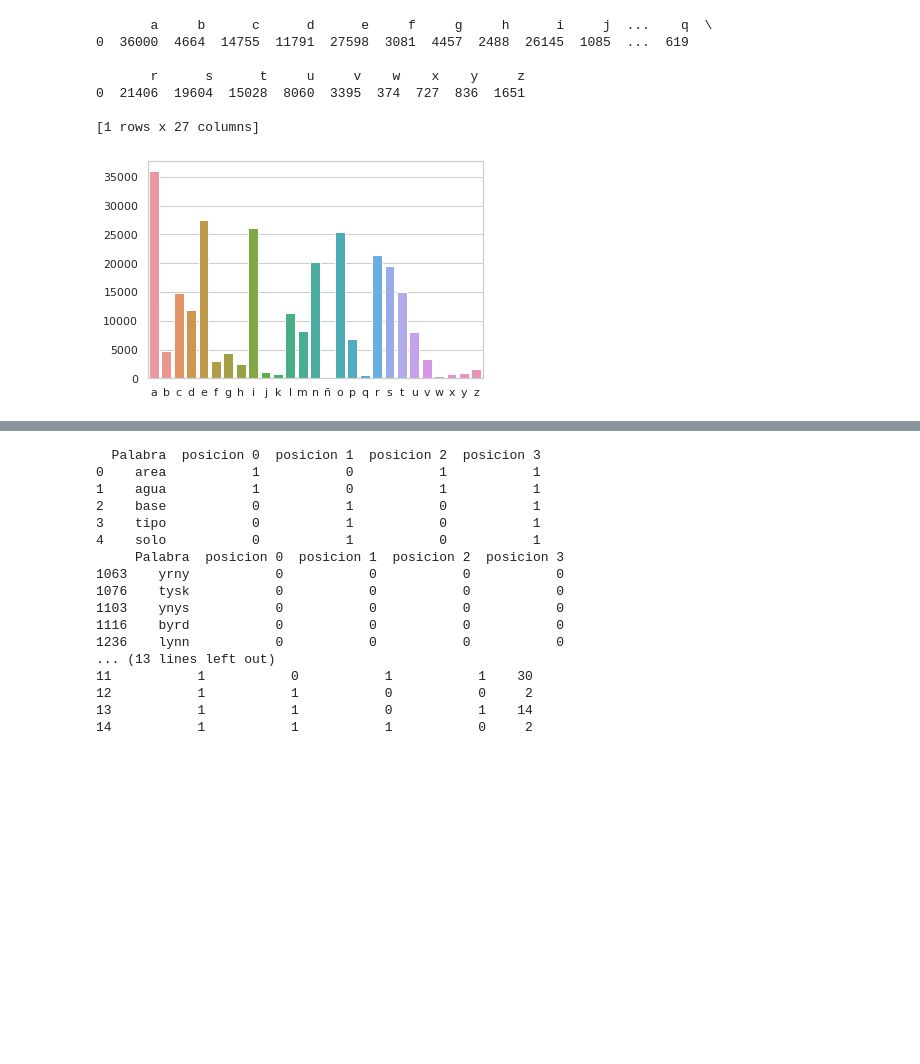
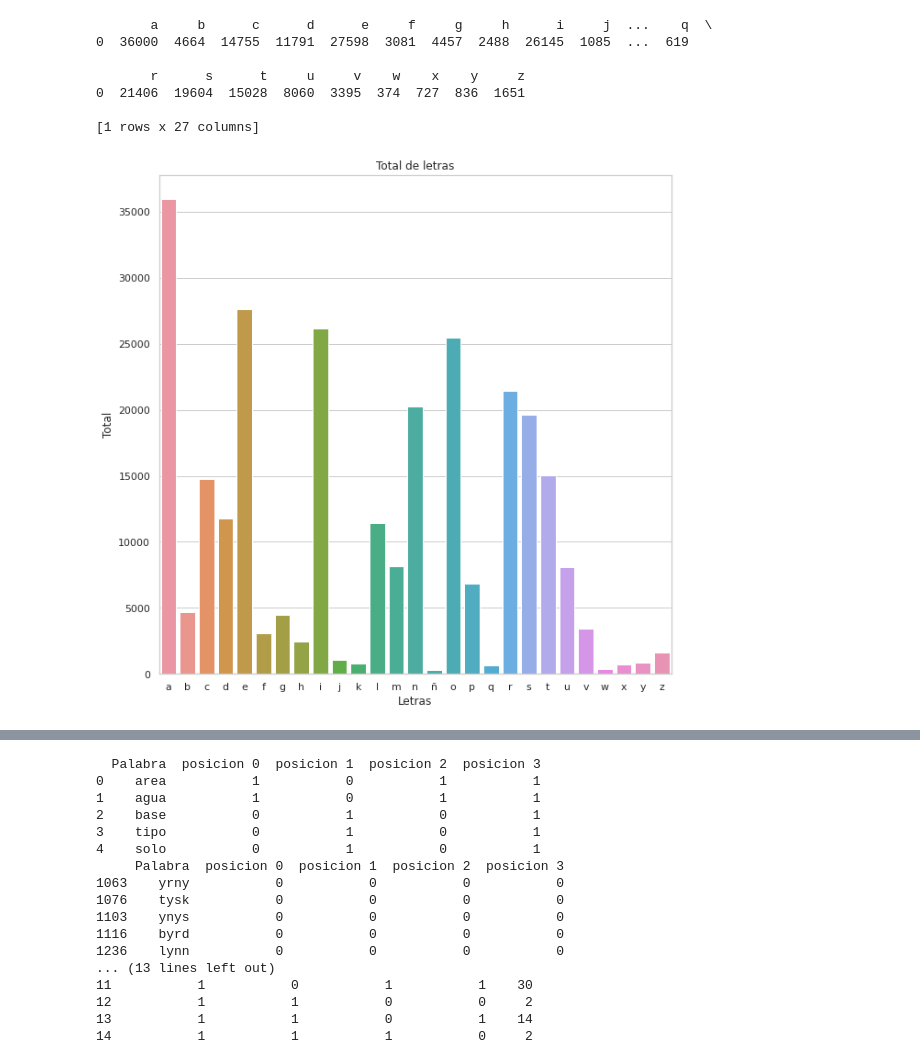
Before and after one commit to Ladangigo/WORDLE_Entendimiento_datos, a Jupyter notebook: Estadisticos.ipynb, the cells around one changed output, grey strips where cells are left out. Cells and saved outputs as stored; diff of their text form; code cells hidden in the pictures; blank space fills up the shorter version.

```diff
--- a/Estadisticos.ipynb
+++ b/Estadisticos.ipynb
@@ -115,11 +141,15 @@ print(DFAlfabeto)
 0  21406  19604  15028  8060  3395  374  727  836  1651
 
 [1 rows x 27 columns]
-# %%
-sns.set_theme(style="whitegrid")
-ax = sns.barplot(data=DFAlfabeto)
-# %% [output]
-[figure, removed]
+# %%
+f, ax = plt.subplots(figsize=(10, 10))
+ax.set_title('Total de letras')
+ax.set(ylabel="Total")
+ax.set(xlabel="Letras")
+sns.set_theme(style="whitegrid")
+ax = sns.barplot(data=DFAlfabeto)
+# %% [output]
+[figure, added]
 # %%
 alphabet = {}
 alphabet2 = {}
```
Also changed, not shown: parts of 18 cells of this notebook.
